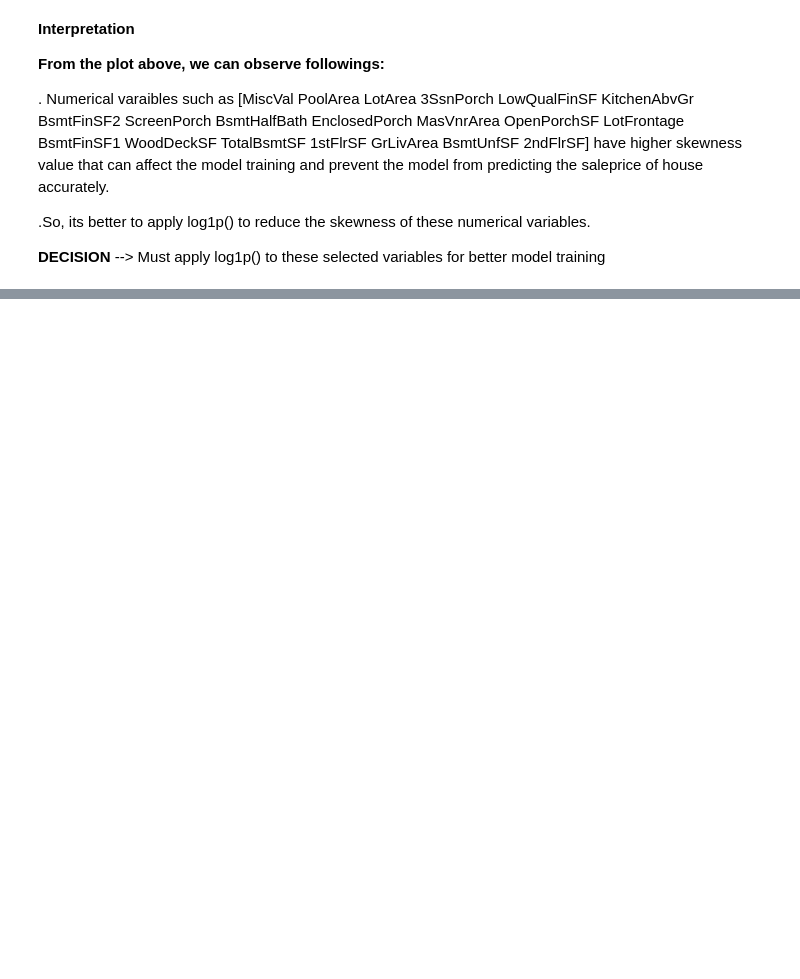
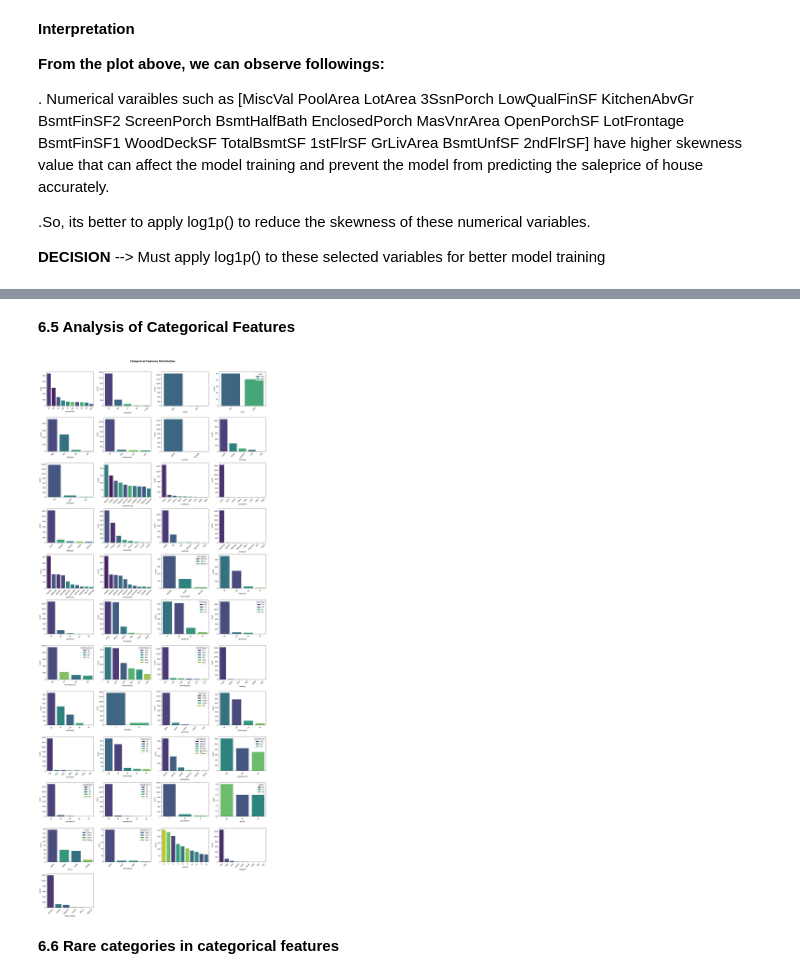
Before and after one commit to AsokTamang/houseprice_predictor, a Jupyter notebook: notebook/Untitled.ipynb, the cells around one changed output, grey strips where cells are left out. Saved outputs shown, nothing was run; the diff lists cells and outputs as text; code cells hidden in the pictures; blank space fills up the shorter version.

```diff
--- a/notebook/Untitled.ipynb
+++ b/notebook/Untitled.ipynb
@@ -334,0 +354,22 @@ BsmtUnfSF
+# %% [markdown]
+**6.5 Analysis of Categorical Features**
+# %%
+n_cols = 4
+n_rows = int(np.ceil(len(categorical) / n_cols))
+fig,axes = plt.subplots(n_rows,n_cols,figsize=(20,n_rows * 4))
+axes = axes.flatten()
+for i,feature in enumerate(categorical):
+    order = df_raw[feature].value_counts().nlargest(10).index  #only picking up the top 10 frequently occuring categories from each feature or column
+    sns.countplot(x=df_raw[feature],order = order ,ax=axes[i],palette='viridis',hue=df_raw[feature])
+    axes[i].set_xlabel(feature)
+    axes[i].tick_params(axis='x',rotation=45)
+for j in range(i+1,len(axes)):
+    axes[j].set_visible(False)
+
+fig.suptitle('Categorical Features Distribution',fontsize='15',fontweight='bold',y=1.01)
+plt.tight_layout()
+plt.show()
+# %% [output]
+[figure, added]
+# %% [markdown]
+**6.6 Rare categories in categorical features**
```
Also changed, not shown: parts of 8 cells of this notebook.
